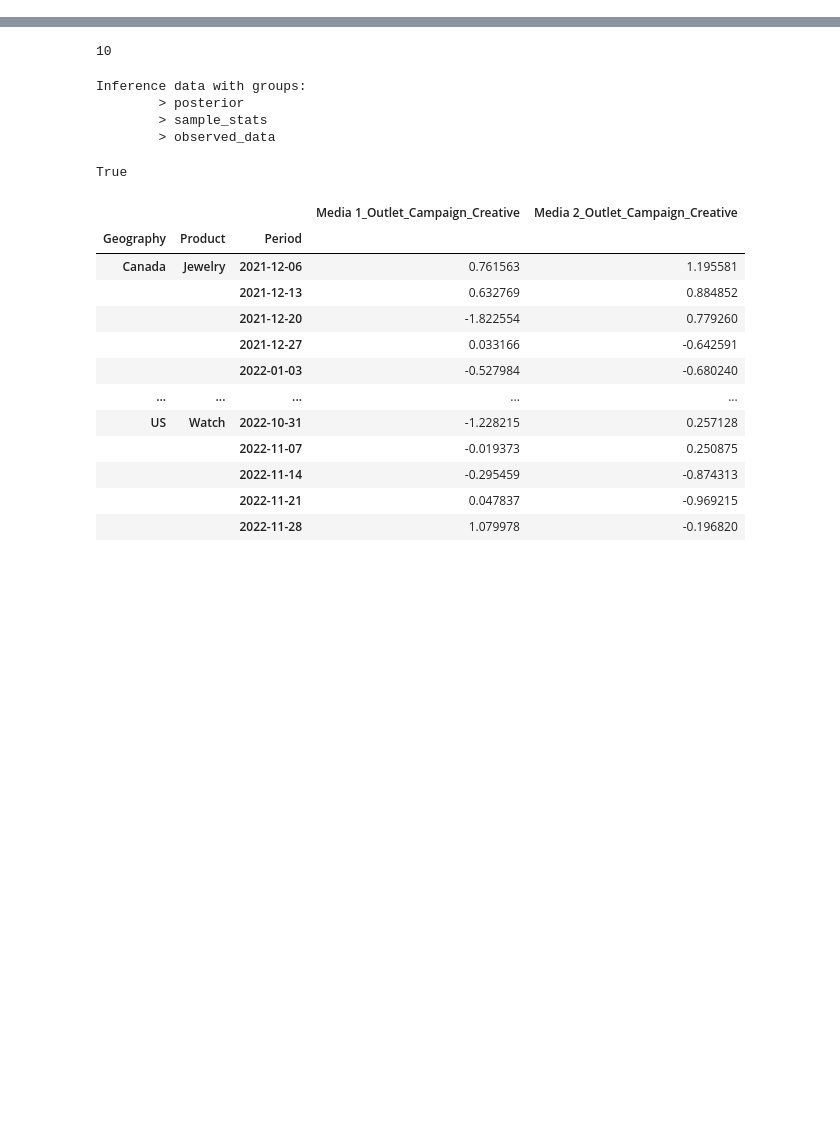
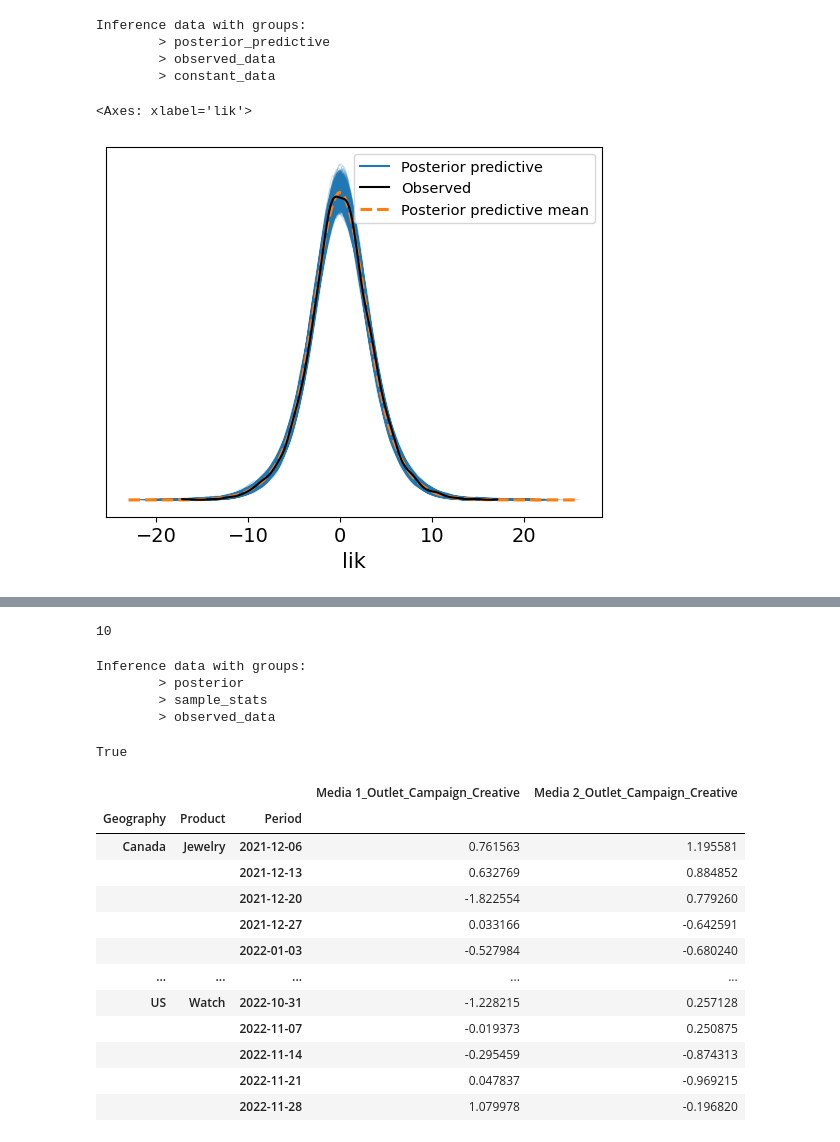
Before and after one commit to redam94/BayesInsight, a Jupyter notebook: FoottrafficModel.ipynb, the cells around one changed output, grey strips where cells are left out. Saved outputs shown, nothing was run; the diff lists cells and outputs as text; code cells hidden in the pictures; blank space fills up the shorter version.

```diff
--- a/FoottrafficModel.ipynb
+++ b/FoottrafficModel.ipynb
@@ -144,0 +69,3 @@ pm.draw(prior, 4000).shape
+# %%
+with model:
+  posterior = pm.sample_posterior_predictive(trace)
@@ -144,0 +105,12 @@ pm.draw(prior, 4000).shape
+# %%
+posterior
+# %% [output]
+Inference data with groups:
+        > posterior_predictive
+        > observed_data
+        > constant_data
+# %%
+az.plot_ppc(posterior)
+# %% [output]
+<Axes: xlabel='lik'>
+[figure, added]
```
Also changed, not shown: parts of 34 cells of this notebook, 7 other files.
